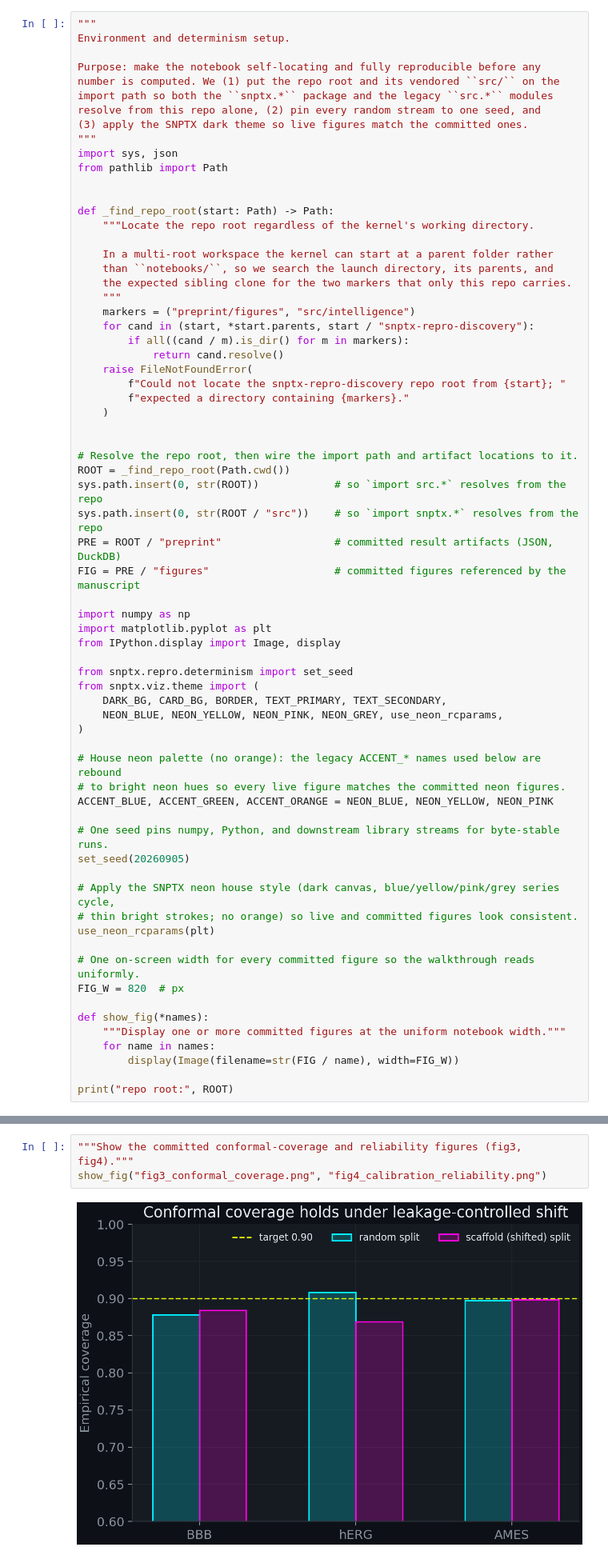
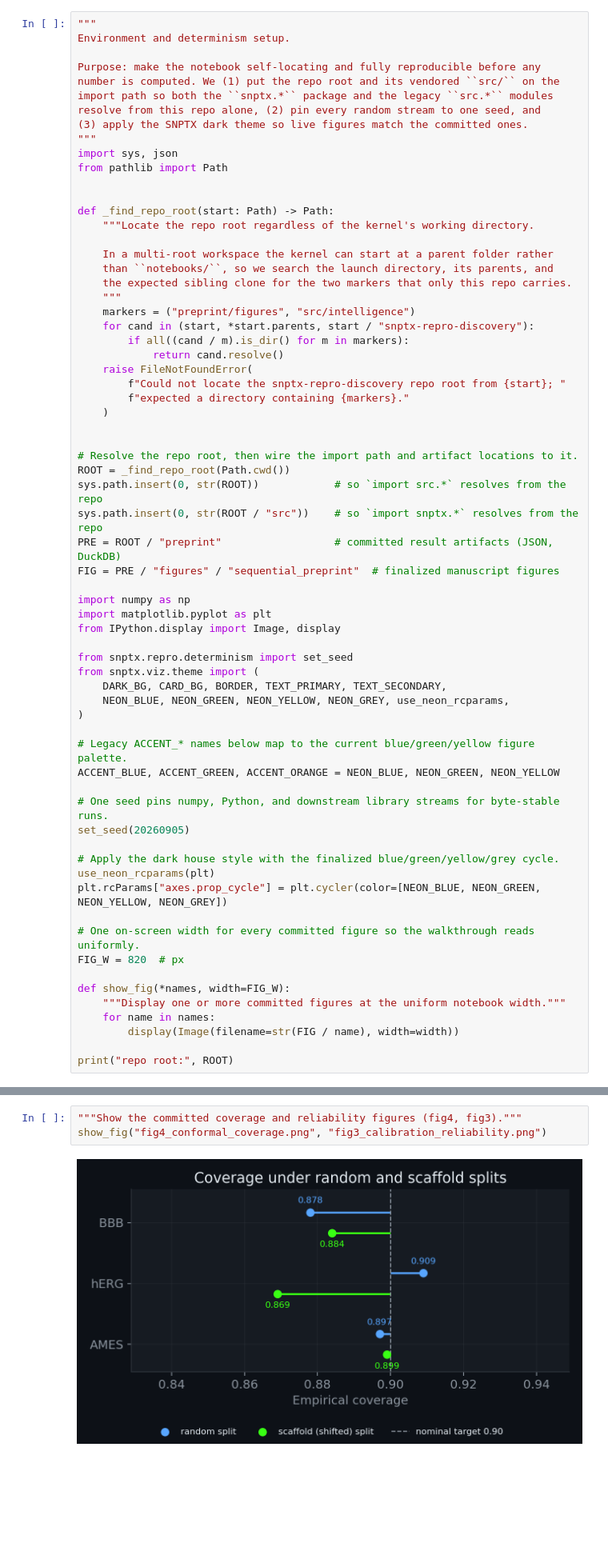
Before and after one commit to snptx1/snptx-repro-discovery, a Jupyter notebook: notebooks/walkthrough_calibrated_sequential_discovery.ipynb, the cells around one changed output, grey strips where cells are left out. Shown at 80% size. Drawn from its saved outputs; the diff is of its cells as text; blank space fills up the shorter version.

Commit message:
notebooks: publish re-executed calibrated sequential discovery walkthrough; refresh mirrored preprint PDFs
Co-authored-by: Copilot <223556219+Copilot@users.noreply.github.com>

```diff
--- a/notebooks/walkthrough_calibrated_sequential_discovery.ipynb
+++ b/notebooks/walkthrough_calibrated_sequential_discovery.ipynb
@@ -101,7 +102,7 @@ ROOT = _find_repo_root(Path.cwd())
 sys.path.insert(0, str(ROOT))            # so `import src.*` resolves from the repo
 sys.path.insert(0, str(ROOT / "src"))    # so `import snptx.*` resolves from the repo
 PRE = ROOT / "preprint"                  # committed result artifacts (JSON, DuckDB)
-FIG = PRE / "figures"                    # committed figures referenced by the manuscript
+FIG = PRE / "figures" / "sequential_preprint"  # finalized manuscript figures
 
 import numpy as np
 import matplotlib.pyplot as plt
@@ -110,27 +111,26 @@ from IPython.display import Image, display
 from snptx.repro.determinism import set_seed
 from snptx.viz.theme import (
     DARK_BG, CARD_BG, BORDER, TEXT_PRIMARY, TEXT_SECONDARY,
-    NEON_BLUE, NEON_YELLOW, NEON_PINK, NEON_GREY, use_neon_rcparams,
+    NEON_BLUE, NEON_GREEN, NEON_YELLOW, NEON_GREY, use_neon_rcparams,
 )
 
-# House neon palette (no orange): the legacy ACCENT_* names used below are rebound
-# to bright neon hues so every live figure matches the committed neon figures.
-ACCENT_BLUE, ACCENT_GREEN, ACCENT_ORANGE = NEON_BLUE, NEON_YELLOW, NEON_PINK
+# Legacy ACCENT_* names below map to the current blue/green/yellow figure palette.
+ACCENT_BLUE, ACCENT_GREEN, ACCENT_ORANGE = NEON_BLUE, NEON_GREEN, NEON_YELLOW
 
 # One seed pins numpy, Python, and downstream library streams for byte-stable runs.
 set_seed(20260905)
 
-# Apply the SNPTX neon house style (dark canvas, blue/yellow/pink/grey series cycle,
-# thin bright strokes; no orange) so live and committed figures look consistent.
+# Apply the dark house style with the finalized blue/green/yellow/grey cycle.
 use_neon_rcparams(plt)
+plt.rcParams["axes.prop_cycle"] = plt.cycler(color=[NEON_BLUE, NEON_GREEN, NEON_YELLOW, NEON_GREY])
 
 # One on-screen width for every committed figure so the walkthrough reads uniformly.
 FIG_W = 820  # px
 
-def show_fig(*names):
+def show_fig(*names, width=FIG_W):
     """Display one or more committed figures at the uniform notebook width."""
     for name in names:
-        display(Image(filename=str(FIG / name), width=FIG_W))
+        display(Image(filename=str(FIG / name), width=width))
 
 print("repo root:", ROOT)
 # %% [output]
@@ -389,7 +306,7 @@ BBB       0.878      0.884
 hERG      0.909      0.869
 AMES      0.897      0.899
 # %%
-"""Show the committed conformal-coverage and reliability figures (fig3, fig4)."""
-show_fig("fig3_conformal_coverage.png", "fig4_calibration_reliability.png")
+"""Show the committed coverage and reliability figures (fig4, fig3)."""
+show_fig("fig4_conformal_coverage.png", "fig3_calibration_reliability.png")
 # %% [output]
-[figure, old version]
+[figure, new version]
```
Also changed, not shown: parts of 15 cells of this notebook, 2 other files.
